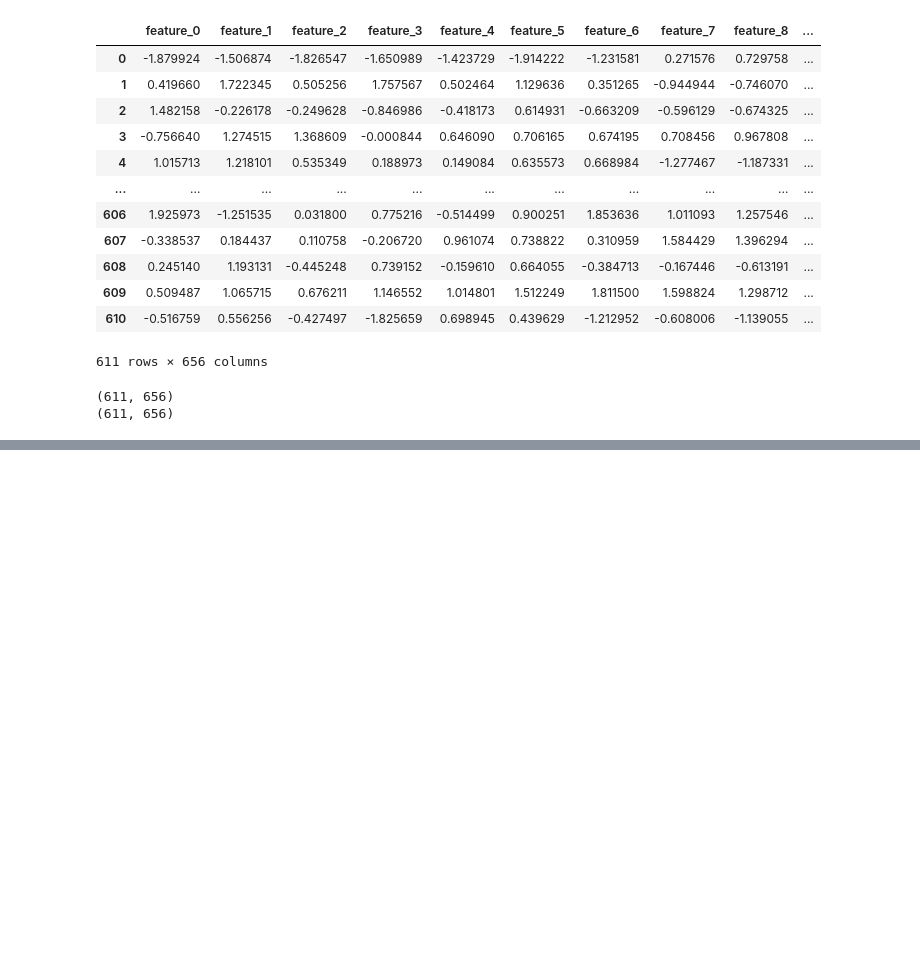
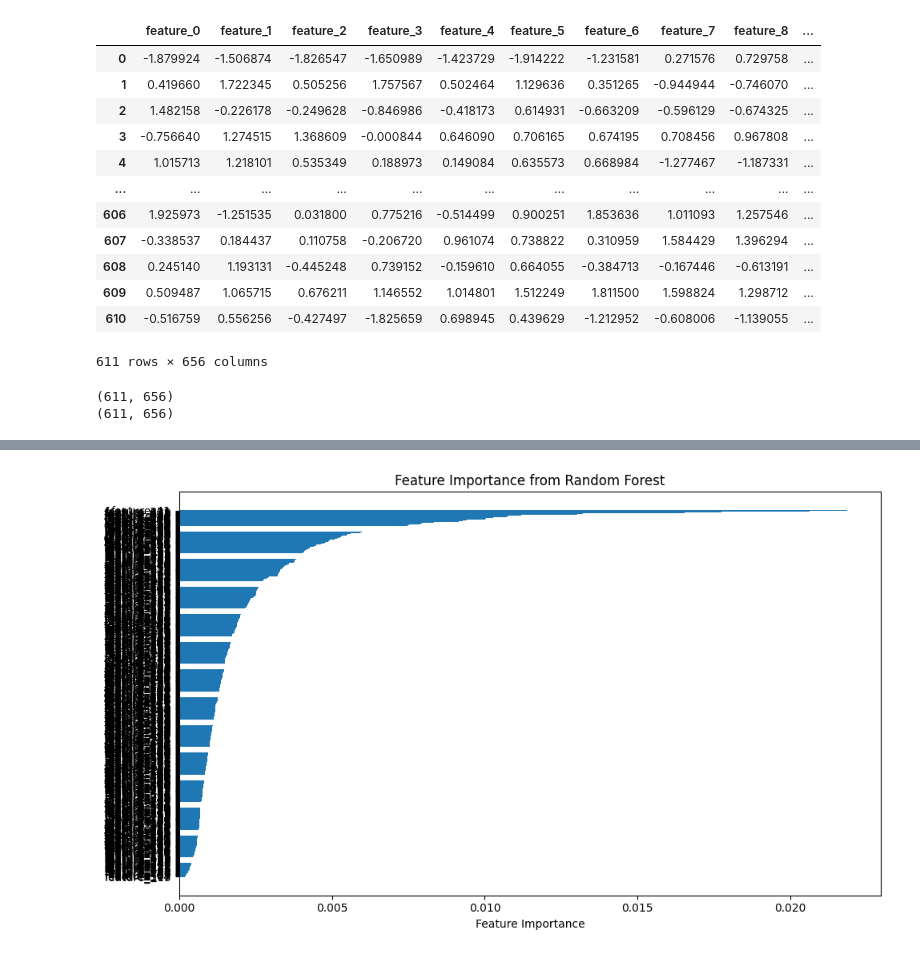
Before and after one commit to Nirraaav/DS203-Project, a Jupyter notebook: Saha_Classification_Model_update.ipynb, the cells around one changed output, grey strips where cells are left out. Saved outputs shown, nothing was run; the diff lists cells and outputs as text; code cells hidden in the pictures; blank space fills up the shorter version.

Commit message:
adding images

```diff
--- a/Saha_Classification_Model_update.ipynb
+++ b/Saha_Classification_Model_update.ipynb
@@ -260,7 +252,7 @@ def extract_number(file_name):
 file_list = sorted(os.listdir(UNLABELLED_DIR), key=extract_number)
 
 # Iterate over all files in the specified directory
-for file_name in file_list:
+for file_name in tqdm(file_list):
         file_path = os.path.join(UNLABELLED_DIR, file_name)
         file_path2 = os.path.join(UNLABELLED_DIR2, file_name)
         mfcc_data = pd.read_csv(file_path, header=None).values
@@ -382,8 +374,8 @@ for file_name in file_list:
             # PCA_mfcc_features.flatten(),
         ])
 
-        print(f'Processed {file_name}')
-        print(f'Processed {index} of {total_songs}')
+        # print(f'Processed {file_name}')
+        # print(f'Processed {index} of {total_songs}')
         generated_features.append(features)
         file_names.append(file_name)
         labels.append(label)
@@ -703,0 +628,84 @@ Index(['feature_1', 'feature_2', 'feature_3', 'feature_4', 'feature_5',
+# %%
+import matplotlib.pyplot as plt
+from sklearn.ensemble import RandomForestClassifier
+import pandas as pd
+
+# Fit a random forest model
+model = RandomForestClassifier()
+model.fit(X_selected, y)
+
+# Get feature importances
+importances = model.feature_importances_
+
+# Sort feature importances in descending order
+sorted_idx = importances.argsort()
+
+# Plot feature importances
+plt.figure(figsize=(10, 6))
+plt.barh(X_selected.columns[sorted_idx], importances[sorted_idx], align='center')
+plt.xlabel('Feature Importance')
+plt.title('Feature Importance from Random Forest')
+plt.tight_layout()
+plt.savefig('Images/feature_importances.png', dpi=1000)
+plt.show()
+
+# 1. Feature Importance Plot with Top N Features
+top_n = 25  # You can change this value
+top_idx = sorted_idx[-top_n:]
+
+plt.figure(figsize=(12, 8))
+plt.barh(X_selected.columns[top_idx], importances[top_idx], align='center')
+plt.xlabel('Feature Importance')
+plt.title(f'Top {top_n} Feature Importances from Random Forest')
+plt.tight_layout()
+plt.savefig('Images/top_feature_importances.png', dpi=1000)
+plt.show()
+
+# 2. Cumulative Feature Importance
+importances_sorted = importances[sorted_idx][::-1]
+cumulative_importance = importances_sorted.cumsum()
+
+plt.figure(figsize=(10, 6))
+plt.plot(range(len(cumulative_importance)), cumulative_importance, 'b-')
+plt.xlabel('Number of Features')
+plt.ylabel('Cumulative Feature Importance')
+plt.title('Cumulative Feature Importance')
+plt.grid()
+plt.tight_layout()
+plt.savefig('Images/cumulative_feature_importance.png', dpi=1000)
+plt.show()
+
+# 3. Boxplot of Feature Importances
+plt.figure(figsize=(10, 6))
+plt.boxplot(importances, vert=False, patch_artist=True)
+plt.title('Distribution of Feature Importances')
+plt.xlabel('Feature Importance')
+plt.grid(True)
+plt.tight_layout()
+plt.savefig('Images/feature_importance_boxplot.png', dpi=1000)
+plt.show()
+
+# 4. Correlation Heatmap of Important Features
+selected_features = X_selected.columns[importances > 0.0005]
+important_features = X_selected[selected_features]
+
+# correlation_matrix = important_features.corr()
+
+# plt.figure(figsize=(12, 8))
+# sns.heatmap(correlation_matrix, annot=True, cmap='coolwarm', vmin=-1, vmax=1)
+# plt.title('Correlation Heatmap of Important Features')
+# plt.tight_layout()
+# plt.savefig('Images/important_features_correlation.png', dpi=1000)
+# plt.show()
+
+# # 5. Pairplot of Top Important Features
+# top_features = X_selected.columns[top_idx]
+# top_data = pd.concat([X_selected[top_features], y], axis=1)
+
+# sns.pairplot(top_data, hue=y.name, palette='viridis')
+# plt.suptitle('Pairplot of Top Important Features')
+# plt.tight_layout()
+# plt.savefig('Images/pairplot_top_features.png', dpi=1000)
+# plt.show()
+# %% [output]
+[figure, added]
```
Also changed, not shown: parts of 20 cells of this notebook, 12 other files.
